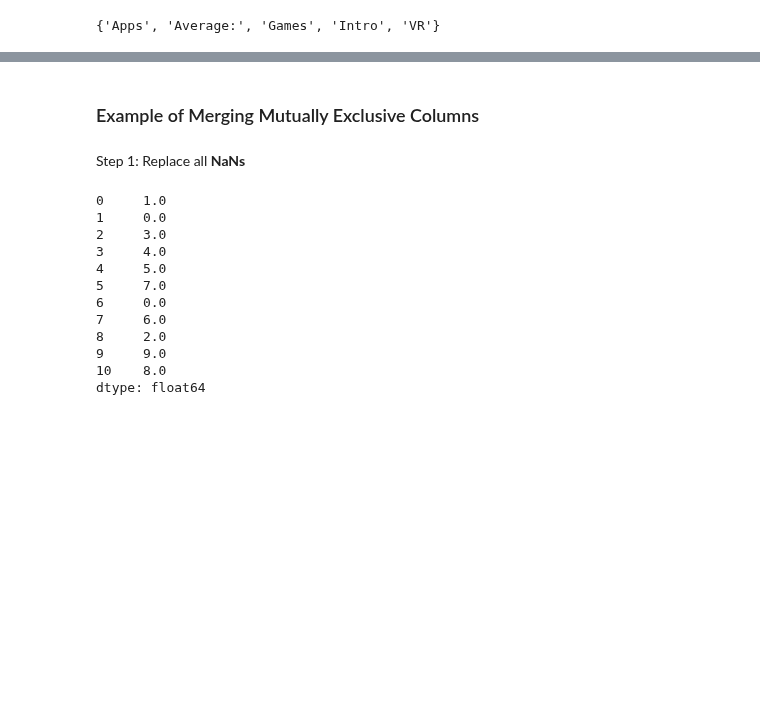
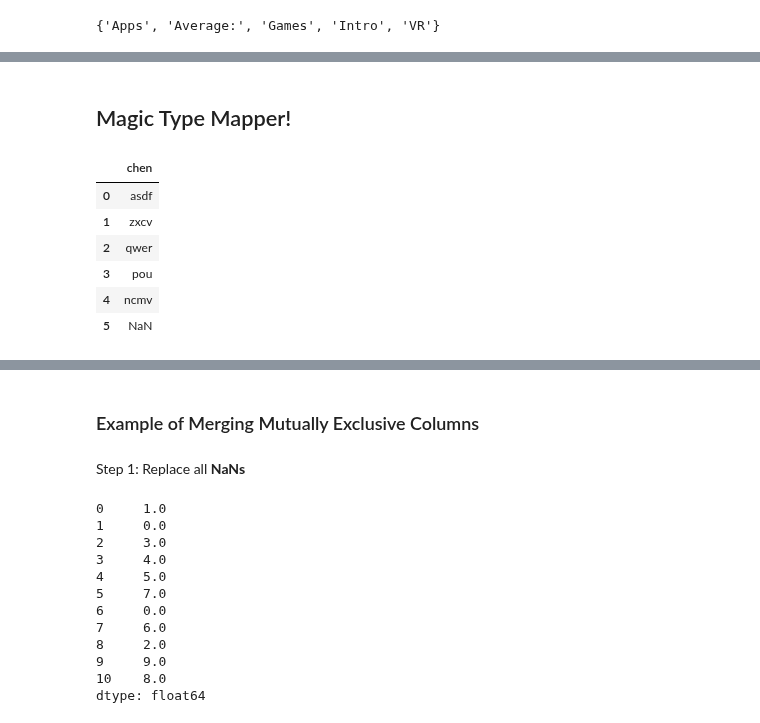
Before and after one commit to natepill/DS1.1, a Jupyter notebook: NPS/MS-Summer-Acadmey-2017.ipynb, the cells around one changed output, grey strips where cells are left out. Saved outputs shown, nothing was run; the diff lists cells and outputs as text; code cells hidden in the pictures; blank space fills up the shorter version.

Commit message:
Magic Type Mapper

```diff
--- a/NPS/MS-Summer-Acadmey-2017.ipynb
+++ b/NPS/MS-Summer-Acadmey-2017.ipynb
@@ -343,0 +355,8 @@ for df in data:
+# %%
+unique_types = set()
+
+for item in check_unique_values_by_column(col_name_list[0]):
+    unique_types.update([type(item)])
+
+# unique_types
+print(col_name_list[0], ": ", list(unique_types))
@@ -343,0 +367,10 @@ for df in data:
+# %%
+type_dict = dict()
+
+for feature in range(len(col_name_list)):
+    unique_types = set()
+
+    for item in check_unique_values_by_column(col_name_list[feature]):
+        unique_types.update([type(item)])
+
+    type_dict[col_name_list[feature]] = list(unique_types)
@@ -363,8 +395,0 @@ col_name_list
-# %%
-## Should put in a function
-unique_types = set()
-
-for item in (col_name_list[0]):
-    unique_types.update([type(item)])
-
-unique_types
@@ -401,0 +430,24 @@ for
+# %% [markdown]
+## Magic Type Mapper!
+# %%
+johnny = pd.DataFrame(data=["asdf", "zxcv", "qwer", "pou", "ncmv", True], columns=["chen"])
+
+# mapper = {  }
+
+# johnny["chen"].map(mapper)
+
+for index, item in johnny.iterrows():
+    changer = None
+    if type(item[0]) == bool:
+        changer = np.nan
+        johnny.set_value(index, "chen", changer)
+# %%
+johnny
+# %% [output]
+|  | chen |
+| 0 | asdf |
+| 1 | zxcv |
+| 2 | qwer |
+| 3 | pou |
+| 4 | ncmv |
+| 5 | NaN |
```
Also changed, not shown: parts of 9 cells of this notebook.
